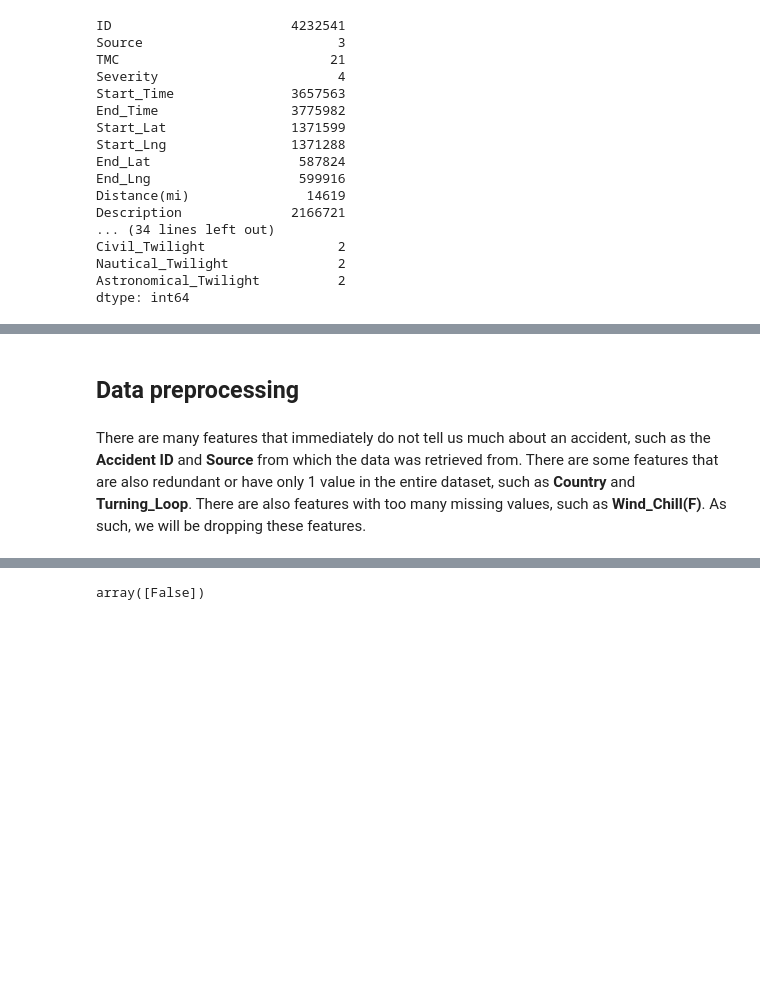
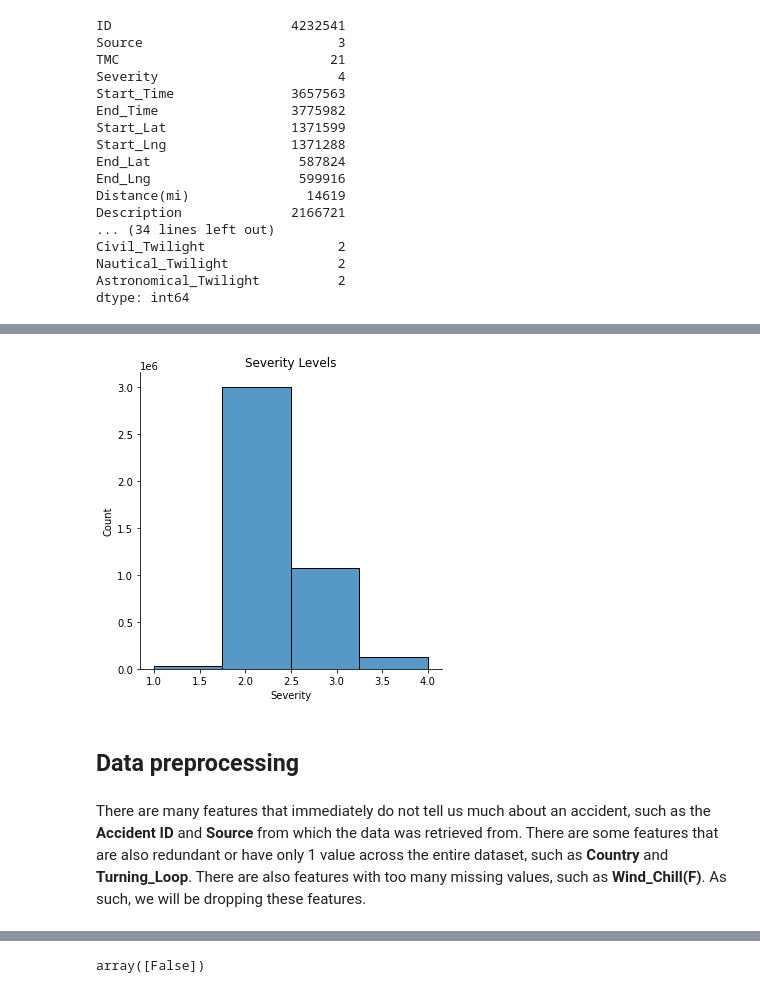
Before and after one commit to bennyfungc/accident-severity, a Jupyter notebook: accident_regr_analysis.ipynb, the cells around one changed output, grey strips where cells are left out. Drawn from its saved outputs; the diff is of its cells as text; code cells hidden in the pictures; blank space fills up the shorter version.

Commit message:
linear, elasticnet regression, more data cleanup+plots

```diff
--- a/accident_regr_analysis.ipynb
+++ b/accident_regr_analysis.ipynb
@@ -20,7 +22,7 @@ from sklearn.metrics import accuracy_score, r2_score
 ## Data exploration
 # %%
 # Import dataset
-features = pd.read_csv('US_Accidents_Dec20.csv')
+features = pd.read_csv('data/US_Accidents_Dec20.csv')
 features.head()
 # %% [output]
 |  | ID | Source | TMC | Severity | Start_Time | End_Time | Start_Lat | Start_Lng | End_Lat | End_Lng | ... |
@@ -81,7 +104,14 @@ plt.show()
+# %%
+# Check distribution of severity
+sns.displot(features, x='Severity', bins=4)
+plt.title('Severity Levels')
+plt.show()
+# %% [output]
+[figure, added]
 # %% [markdown]
 ## Data preprocessing
 # %% [markdown]
-There are many features that immediately do not tell us much about an accident, such as the **Accident ID** and **Source** from which the data was retrieved from. There are some features that are also redundant or have only 1 value in the entire dataset, such as **Country** and **Turning_Loop**. There are also features with too many missing values, such as **Wind_Chill(F)**. As such, we will be dropping these features.
+There are many features that immediately do not tell us much about an accident, such as the **Accident ID** and **Source** from which the data was retrieved from. There are some features that are also redundant or have only 1 value across the entire dataset, such as **Country** and **Turning_Loop**. There are also features with too many missing values, such as **Wind_Chill(F)**. As such, we will be dropping these features.
 # %%
 # Drop features
 to_drop = ['ID',
```
Also changed, not shown: parts of 29 cells of this notebook.
